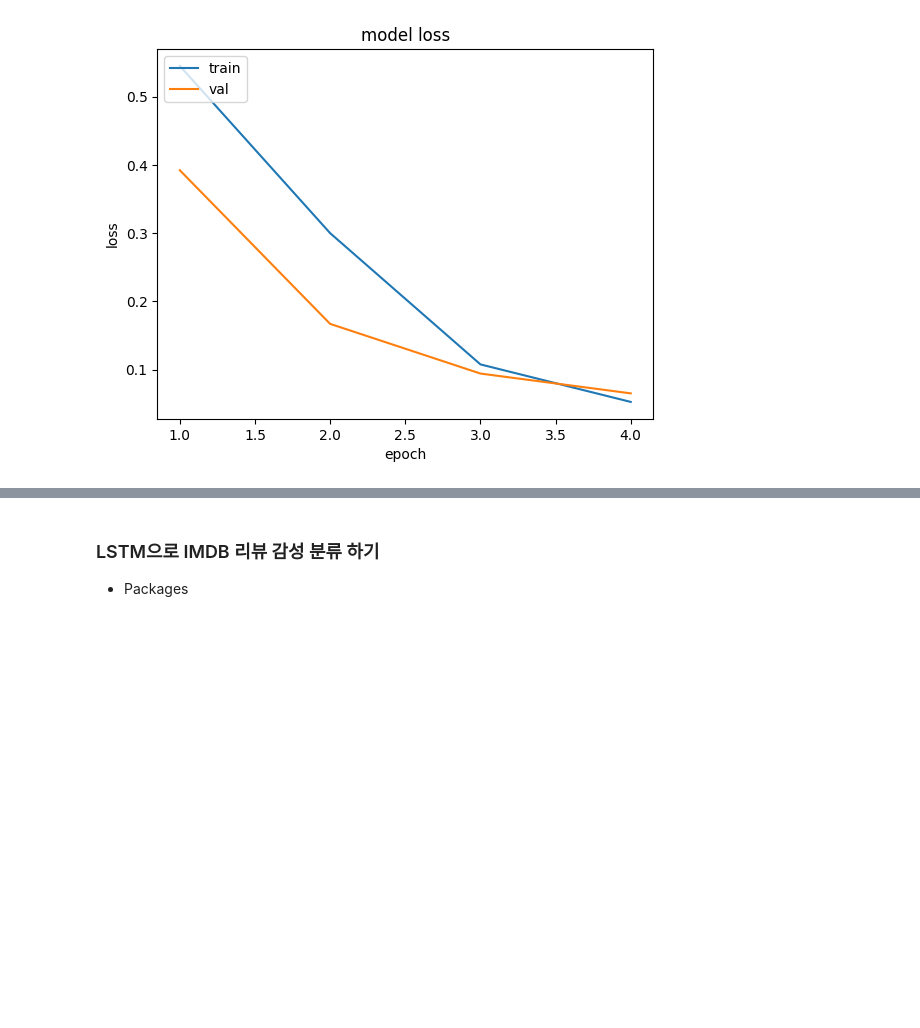
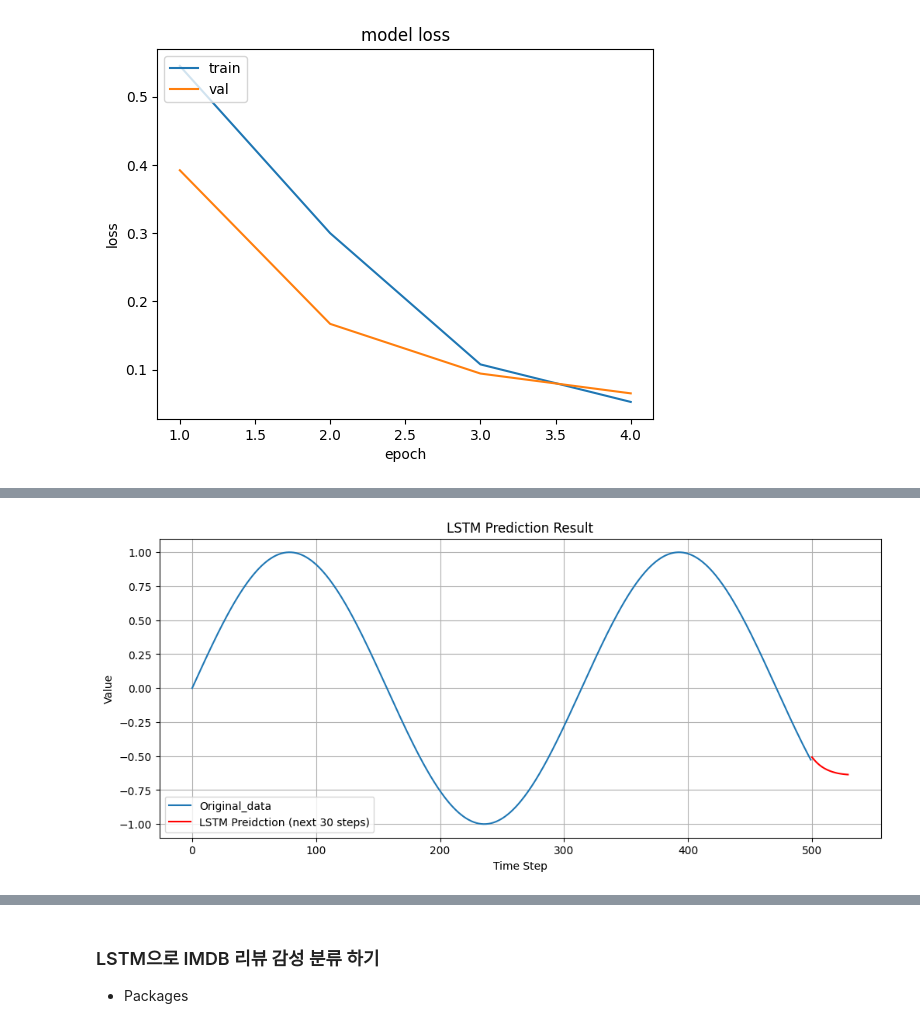
Before and after one commit to Youngpyoryu/Lecture_Note, a Jupyter notebook: 딥러닝/언어인지/Recurrent_neural_network_실습.ipynb, the cells around one changed output, grey strips where cells are left out. Cells and saved outputs as stored; diff of their text form; code cells hidden in the pictures; blank space fills up the shorter version.

```diff
--- a/딥러닝/언어인지/Recurrent_neural_network_실습.ipynb
+++ b/딥러닝/언어인지/Recurrent_neural_network_실습.ipynb
@@ -1364,0 +1544,21 @@ plt.show()
+# %%
+import matplotlib.pyplot as plt
+
+data_inv = scaler.inverse_transform(data_scaled)
+
+#  예측 구간을 원래 시계열 뒤에 붙이기
+full_plot = np.concatenate([data_inv.flatten(), preds.flatten()])
+
+#x축
+original_x = np.arange(len(data_inv))
+pred_x = np.arange(len(data_inv), len(data_inv)+len(preds))
+
+plt.figure(figsize=(12,5))
+plt.plot(original_x, data_inv, label='Original_data')
+plt.plot(pred_x, preds, label='LSTM Preidction (next 30 steps)', color='r')
+
+plt.title('LSTM Prediction Result')
+plt.xlabel('Time Step');plt.ylabel('Value')
+plt.legend();plt.grid(True);plt.show()
+# %% [output]
+[figure, added]
```
Also changed, not shown: parts of 90 cells of this notebook.
